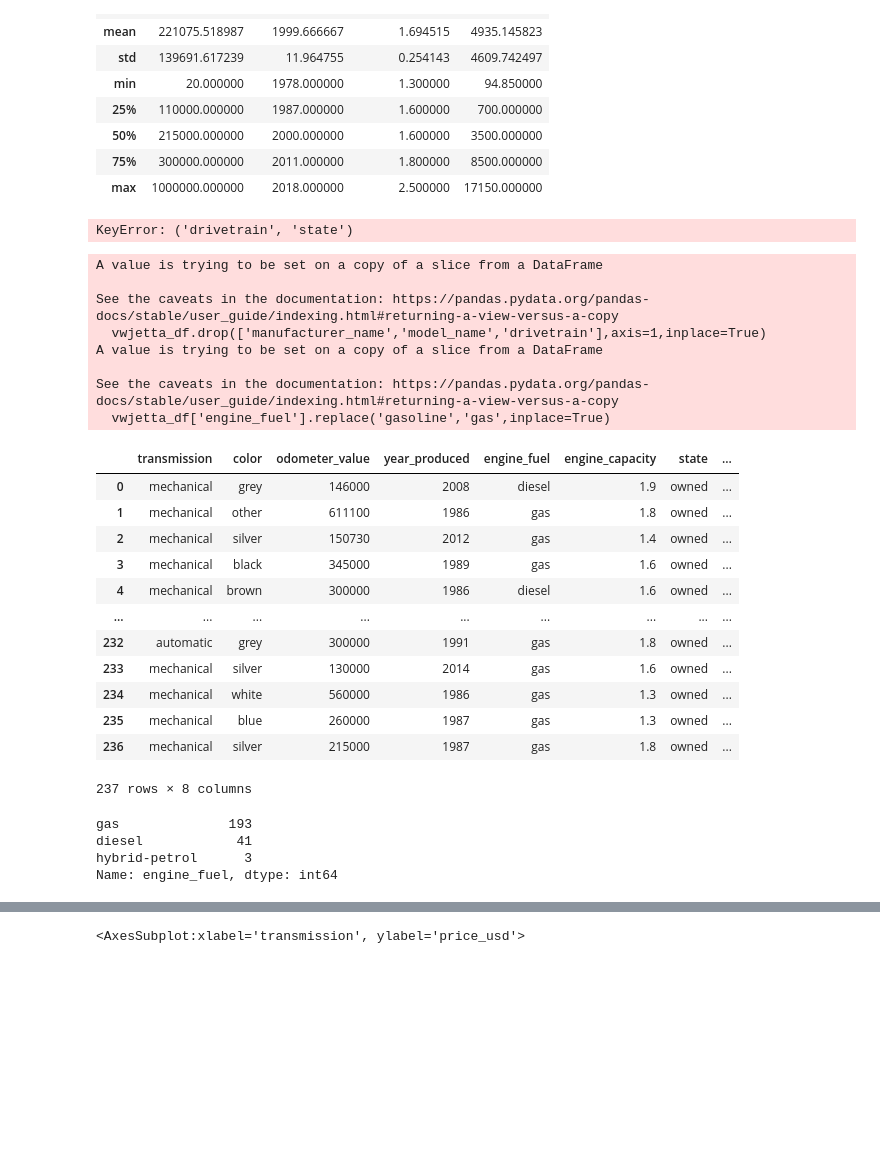
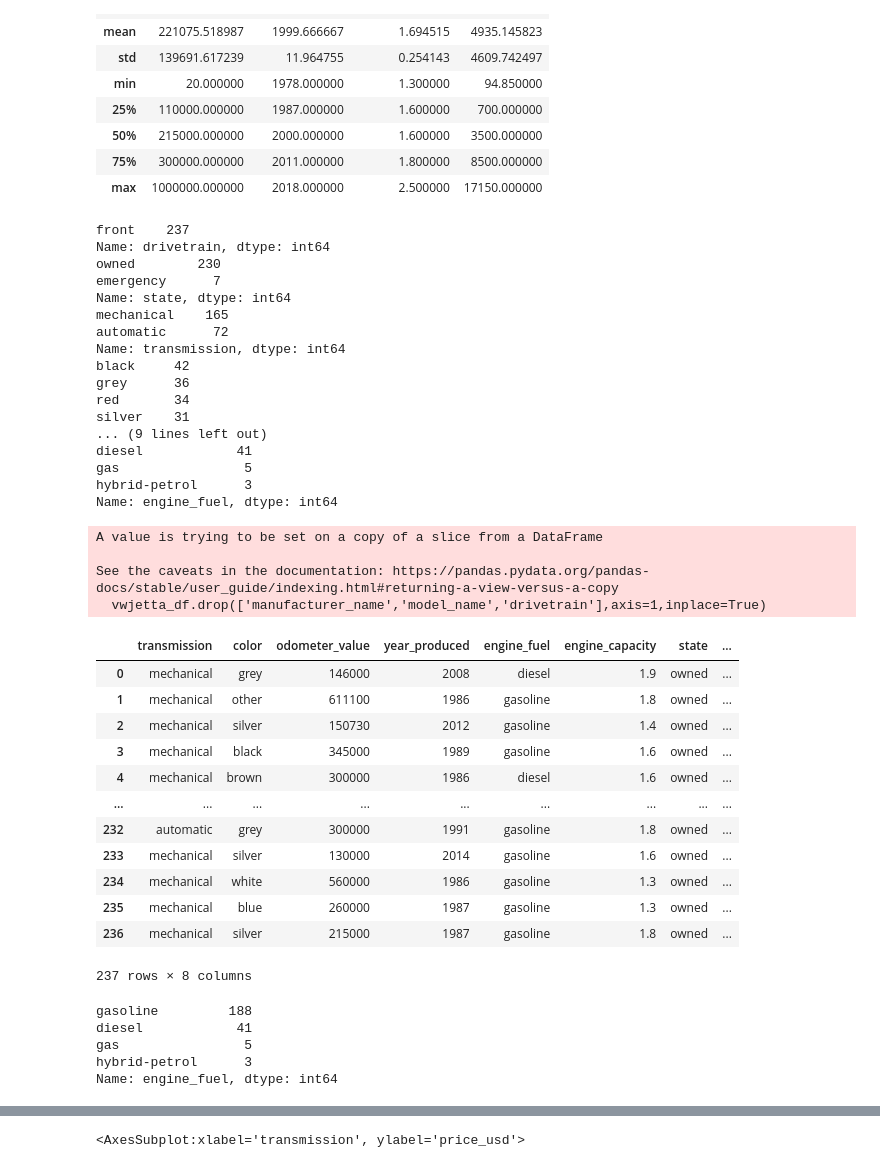
Before and after one commit to grtfreitas/PredictiveModelingRegression, a Jupyter notebook: Modelo de Predição RLS RLM RP- Venda de Veículos Usados.ipynb, the cells around one changed output, grey strips where cells are left out. Cells and saved outputs as stored; diff of their text form; code cells hidden in the pictures; blank space fills up the shorter version.

```diff
--- a/Modelo de Predição RLS RLM RP- Venda de Veículos Usados.ipynb
+++ b/Modelo de Predição RLS RLM RP- Venda de Veículos Usados.ipynb
@@ -48,43 +48,56 @@ vwjetta_df.describe()
 | 75% | 300000.000000 | 2011.000000 | 1.800000 | 8500.000000 |
 | max | 1000000.000000 | 2018.000000 | 2.500000 | 17150.000000 |
 # %%
-print(vwjetta_df[('drivetrain','state')].value_counts())
+print(vwjetta_df['drivetrain'].value_counts())
+print(vwjetta_df['state'].value_counts())
 print(vwjetta_df['transmission'].value_counts())
 print(vwjetta_df['color'].value_counts())
 print(vwjetta_df['engine_fuel'].value_counts())
 # %% [output]
-KeyError: ('drivetrain', 'state')
+front    237
+Name: drivetrain, dtype: int64
+owned        230
+emergency      7
+Name: state, dtype: int64
+mechanical    165
+automatic      72
+Name: transmission, dtype: int64
+black     42
+grey      36
+red       34
+silver    31
+... (9 lines left out)
+diesel            41
+gas                5
+hybrid-petrol      3
+Name: engine_fuel, dtype: int64
 # %%
 vwjetta_df.drop(['manufacturer_name','model_name','drivetrain'],axis=1,inplace=True)
-vwjetta_df['engine_fuel'].replace('gasoline','gas',inplace=True)
 vwjetta_df
 # %% [output]
 A value is trying to be set on a copy of a slice from a DataFrame
 
 See the caveats in the documentation: https://pandas.pydata.org/pandas-docs/stable/user_guide/indexing.html#returning-a-view-versus-a-copy
   vwjetta_df.drop(['manufacturer_name','model_name','drivetrain'],axis=1,inplace=True)
-A value is trying to be set on a copy of a slice from a DataFrame
-
-See the caveats in the documentation: https://pandas.pydata.org/pandas-docs/stable/user_guide/indexing.html#returning-a-view-versus-a-copy
-  vwjetta_df['engine_fuel'].replace('gasoline','gas',inplace=True)
 |  | transmission | color | odometer_value | year_produced | engine_fuel | engine_capacity | state | ... |
 | 0 | mechanical | grey | 146000 | 2008 | diesel | 1.9 | owned | ... |
-| 1 | mechanical | other | 611100 | 1986 | gas | 1.8 | owned | ... |
-| 2 | mechanical | silver | 150730 | 2012 | gas | 1.4 | owned | ... |
-| 3 | mechanical | black | 345000 | 1989 | gas | 1.6 | owned | ... |
+| 1 | mechanical | other | 611100 | 1986 | gasoline | 1.8 | owned | ... |
+| 2 | mechanical | silver | 150730 | 2012 | gasoline | 1.4 | owned | ... |
+| 3 | mechanical | black | 345000 | 1989 | gasoline | 1.6 | owned | ... |
 | 4 | mechanical | brown | 300000 | 1986 | diesel | 1.6 | owned | ... |
 | ... | ... | ... | ... | ... | ... | ... | ... | ... |
-| 232 | automatic | grey | 300000 | 1991 | gas | 1.8 | owned | ... |
-| 233 | mechanical | silver | 130000 | 2014 | gas | 1.6 | owned | ... |
-| 234 | mechanical | white | 560000 | 1986 | gas | 1.3 | owned | ... |
-| 235 | mechanical | blue | 260000 | 1987 | gas | 1.3 | owned | ... |
-| 236 | mechanical | silver | 215000 | 1987 | gas | 1.8 | owned | ... |
+| 232 | automatic | grey | 300000 | 1991 | gasoline | 1.8 | owned | ... |
+| 233 | mechanical | silver | 130000 | 2014 | gasoline | 1.6 | owned | ... |
+| 234 | mechanical | white | 560000 | 1986 | gasoline | 1.3 | owned | ... |
+| 235 | mechanical | blue | 260000 | 1987 | gasoline | 1.3 | owned | ... |
+| 236 | mechanical | silver | 215000 | 1987 | gasoline | 1.8 | owned | ... |
 237 rows × 8 columns
 # %%
 print(vwjetta_df['engine_fuel'].value_counts())
 # %% [output]
-gas              193
+gasoline         188
 diesel            41
+gas                5
 hybrid-petrol      3
 Name: engine_fuel, dtype: int64
 # %%
```
Also changed, not shown: parts of 30 cells of this notebook.
